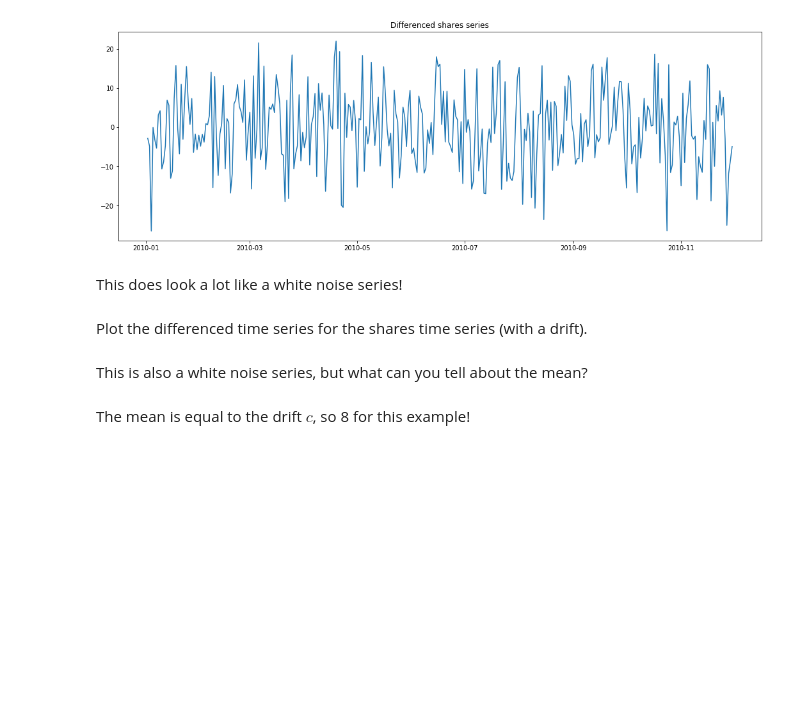
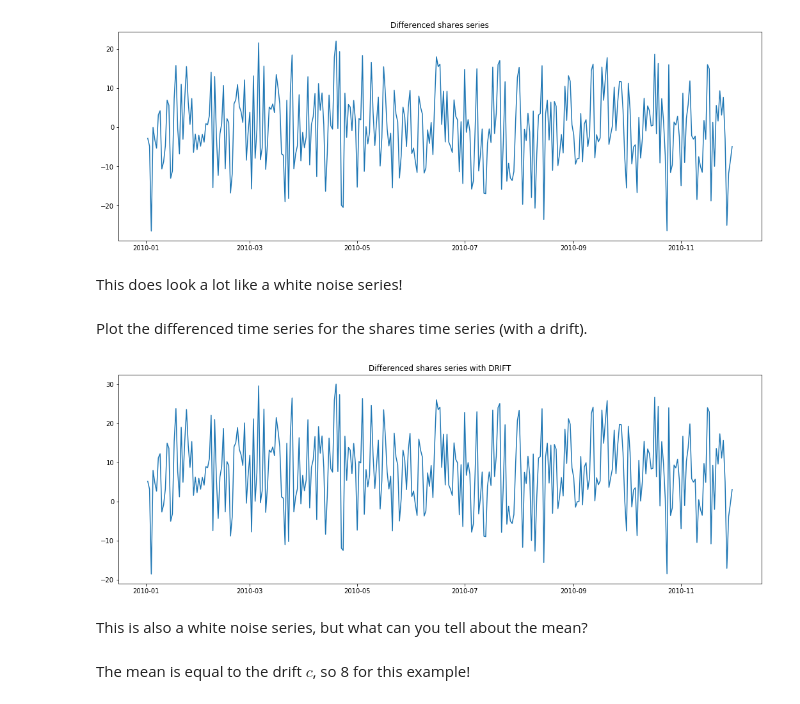
Before and after one commit to as6140/dsc-3-26-03-basic-time-series-models-lab-seattle-ds-career-040119, a Jupyter notebook: index.ipynb, the cells around one changed output. Drawn from its saved outputs; the diff is of its cells as text; code cells hidden in the pictures; blank space fills up the shorter version.

```diff
--- a/index.ipynb
+++ b/index.ipynb
@@ -202,11 +202,13 @@ Plot the differenced time series for the shares time series (with a drift).
 # %%
 # your code here
 shares_diff_drift = shares_series_drift.diff(periods=1)
 
 fig = plt.figure(figsize=(18,6))
-plt.plot(shares_diff)
-plt.title('Differenced shares series')
+plt.plot(shares_diff_drift)
+plt.title('Differenced shares series with DRIFT')
 plt.show(block=False);
+# %% [output]
+[figure, added]
 # %% [markdown]
 This is also a white noise series, but what can you tell about the mean?
 # %% [markdown]
```
